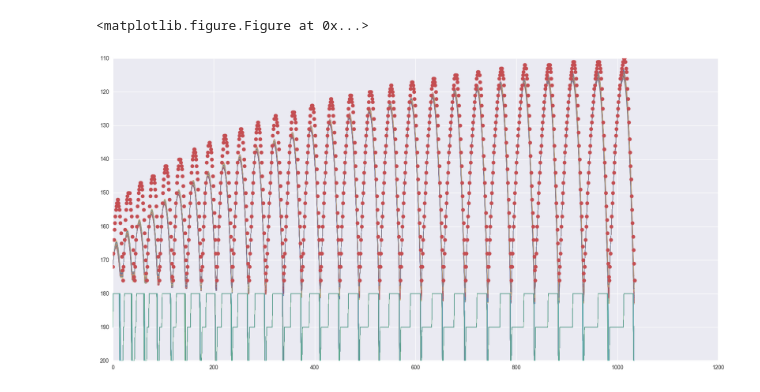
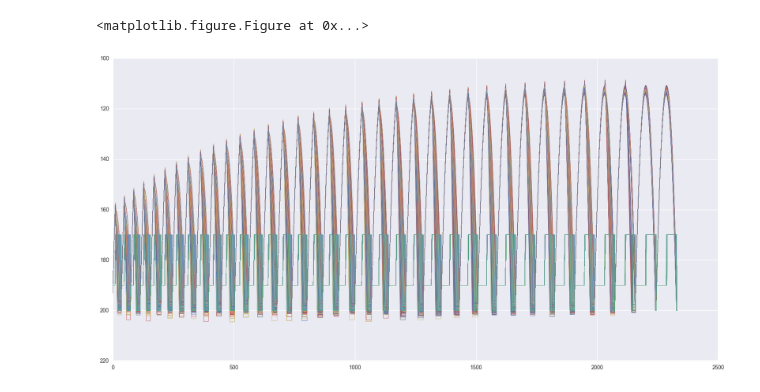
Before and after one commit to JoeOsborn/mechlearn, a Jupyter notebook: mechlearn/jumpfit.ipynb, the cells around one changed output. Drawn from its saved outputs; the diff is of its cells as text; code cells hidden in the pictures.

```diff
--- a/mechlearn/jumpfit.ipynb
+++ b/mechlearn/jumpfit.ipynb
@@ -63,7 +63,7 @@ games = {
     )
 }
 # CHANGE GAME HERE
-(game, startInputs, getx, gety) = games["mario"]
+(game, startInputs, getx, gety) = games["metroid"]
 total = 0
 emu = fceulib.runGame(game)
 for m in startInputs:
@@ -252,7 +258,7 @@ with pm.Model() as modelReset:
                 prev_vel = pm.Normal(m+"_"+v+"_"+str(start)+"_prev",mu=prev_vbls[v],sd=1., observed=[prev_vbls[v]])
                 continue_term = (1-resets[m][v])*prev_vel
                 reset_term = resets[m][v]*resetvals[m][v]
-                flow_term = accs[m][v]*vbls["t"]
+                flow_term = accs[m][v]*(vbls["t"]+1)
                 lik = pm.Normal(m+"_"+v+"_"+str(start),
                                 mu=continue_term+reset_term+flow_term,
                                 sd=sigs[m][v],
@@ -330,12 +348,13 @@ with pm.Model() as modelLinearAndClip:
     initcliplo = dict()
     initcliphi = dict()
     for m in modes:
+        if len(modes[m]) == 0:
+            continue
         sigs[m] = dict()
         accs[m] = dict()
         prev_weights[m] = dict()
         initcliplo[m] = dict()
         initcliphi[m] = dict()
-        #TODO: later: DX also
         for v in ["dx","dy"]:
             sigs[m][v] = pm.HalfCauchy(m+"_"+v+"_sigma",beta=10.,testval=1.)
             accs[m][v] = pm.Normal(m+"_"+v+"_acc",mu=0,sd=10.,testval=0.)
@@ -345,6 +364,8 @@ with pm.Model() as modelLinearAndClip:
             for _s,prevs,vbls in modes[m]:
                 allVals = allVals + list(vbls[v])
                 allTs = allTs + list(vbls["t"])
+                # TODO: use vars uniformly distributed between prevs[v] and prevs[v]+1 to account for uncertainty?
+                #  Not sure how to get a nice Theano-friendly setup for that though
                 allPrevs = allPrevs + [[prevs["dx"],
                                         prevs["dy"],
                                         1.0] for i in range(len(vbls[v]))]
@@ -355,7 +376,8 @@ with pm.Model() as modelLinearAndClip:
                                            sd=10.,
                                            shape=3)
             vals = np.array(allVals)
-            ts = np.array(allTs)
+            # gotta add 1 to every t since by the time we read the values it's been in the state for one timestep already.
+            ts = np.array(allTs)+1
             prevs = np.array(allPrevs)
             muInit = prev_weights[m][v].dot(prevs.T)
             mu = muInit + accs[m][v]*ts
@@ -507,47 +531,54 @@ plt.figure(figsize=(20,10))
 sample = 0
 for rand_trace in np.random.randint(len(traceLinearAndClip)*0.75, len(traceLinearAndClip), samples):
     sample += 1
     t = traceLinearAndClip[rand_trace]
-    m.params["gravity"].update(t["fall_dy_acc"]/(DT*DT),True)
-    m.params["risingGravity"].update(t["rise_dy_acc"]/(DT*DT),True)
+    m.params["gravity"].update(t["down_dy_acc"]/(DT*DT),True)
+    m.params["up-control-gravity"].update(t["up-control_dy_acc"]/(DT*DT),True)
+    m.params["up-fixed-gravity"].update(t["up-fixed_dy_acc"]/(DT*DT),True)
+#     if t["up-fixed_dy_acc"] < 0 or t["up-control_dy_acc"] < 0 or t["down_dy_acc"] > 0:
+#         # Outlier, ignore
+#         continue
     m.params["minButtonDuration"].update(minHold*DT,True)
     m.params["maxButtonDuration"].update(maxHold*DT,True)
 
-    # set the jumpStartSpeed to the expression rise_dy_const + rise_weights_dy*(dx,dy).
-    #  be sure that these use the pre-transition values during transitions!
-    m.params["jumpStartSpeed"] = ("+",
-                                    t["rise_dy_weights"][2]/DT,
-                                    ("+",
-                                     ("*", t["rise_dy_weights"][0], ("x", 1)),
-                                     ("*", t["rise_dy_weights"][1], ("y", 1))))
-    m.params["jumpToFallStartSpeed"] = ("+",
-                                    t["fall_dy_weights"][2]/DT,
-                                    ("+",
-                                     ("*", t["fall_dy_weights"][0], ("x", 1)),
-                                     ("*", t["fall_dy_weights"][1], ("y", 1))))
+    m.params["groundToUpControlDYReset"] = (
+        "+",
+        t["up-control_dy_weights"][2]/DT,
+        ("+",
+         ("*", t["up-control_dy_weights"][0], ("x", 1)),
+         ("*", t["up-control_dy_weights"][1], ("y", 1)))
+    )
+    m.params["upControlToUpFixedDYReset"] = (
+        "+",
+        t["up-fixed_dy_weights"][2]/DT,
+        ("+",
+         ("*", t["up-fixed_dy_weights"][0], ("x", 1)),
+         ("*", t["up-fixed_dy_weights"][1], ("y", 1)))
+    )
 
+    # Unused learned weights: ground, down.
 
 
     # then do jump trials with horizontal speed and make sure we learn the right weights.
     # then try to learn the clipping for earlyOutClipVel and other discrete velocity updates
     modelYs = []
     modelModes = []
-    mode_nums = {"ground": 200, "up": 190, "down": 180}
+    mode_nums = {"ground": 200, "up-control": 190, "up-fixed": 180, "down": 170}
     for trial, (moves,stats) in enumerate(trials):
         val = m.makeValuation({("x", 0): stats.x.allVals[0], ("y", 0): stats.y.allVals[0]})
         for mi,move in enumerate(moves):
             m.step(val,
                    DT,
                    set(["jump"] if move & jumpButton else []),
                    set([("bottom", "ground")] if val.variables[("y", 0)] > stats.y.allVals[0]-1 and mi >= 5 else []))
             modelModes.append(mode_nums[val.state])
             modelYs.append(val.variables[("y",0)])
         modelYs.append(modelYs[-1])
         modelModes.append(mode_nums[val.state])
     plt.plot(modelYs,"x-",lw=0.6)
     plt.plot(modelModes,"+-",lw=0.6)
-plt.plot(realYs,"o")
+#plt.plot(realYs,"o")
 plt.gca().invert_yaxis()
 plt.show()
 # %% [output]
-[figure, old version]
+[figure, new version]
```
Also changed, not shown: parts of 8 cells of this notebook, 1 other file.
